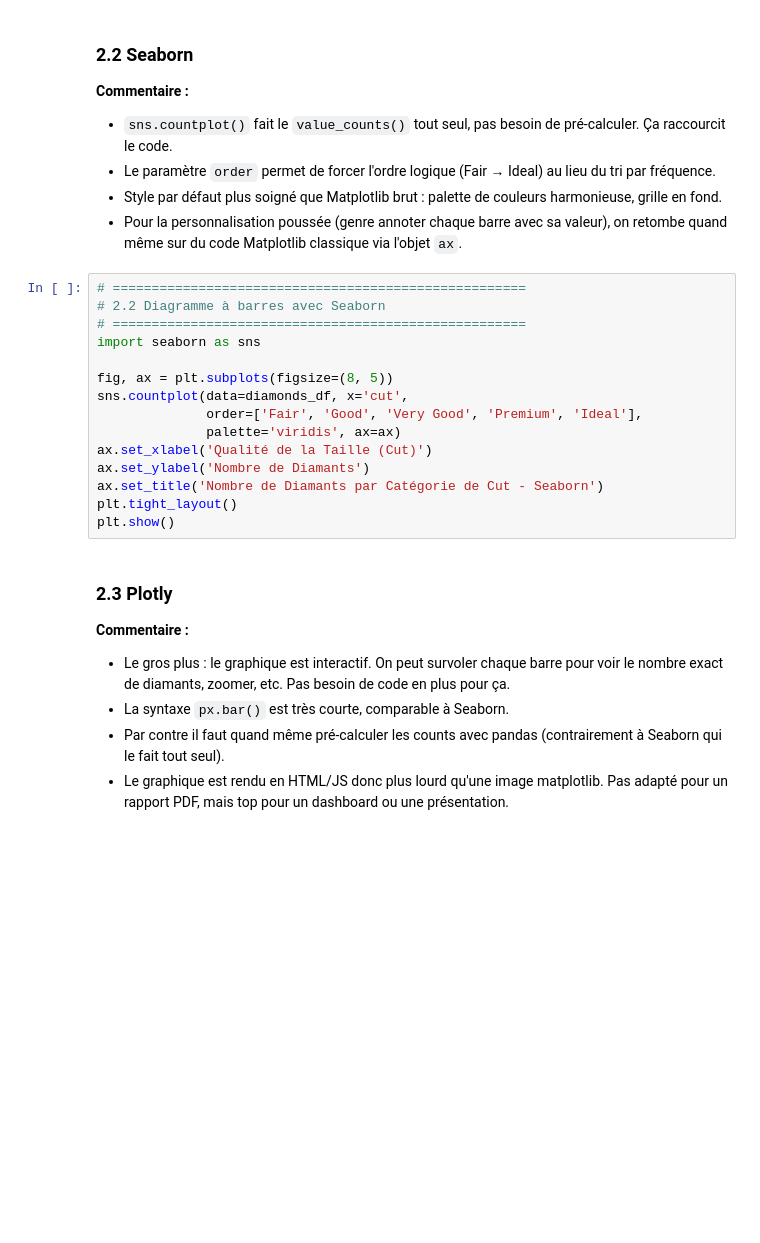
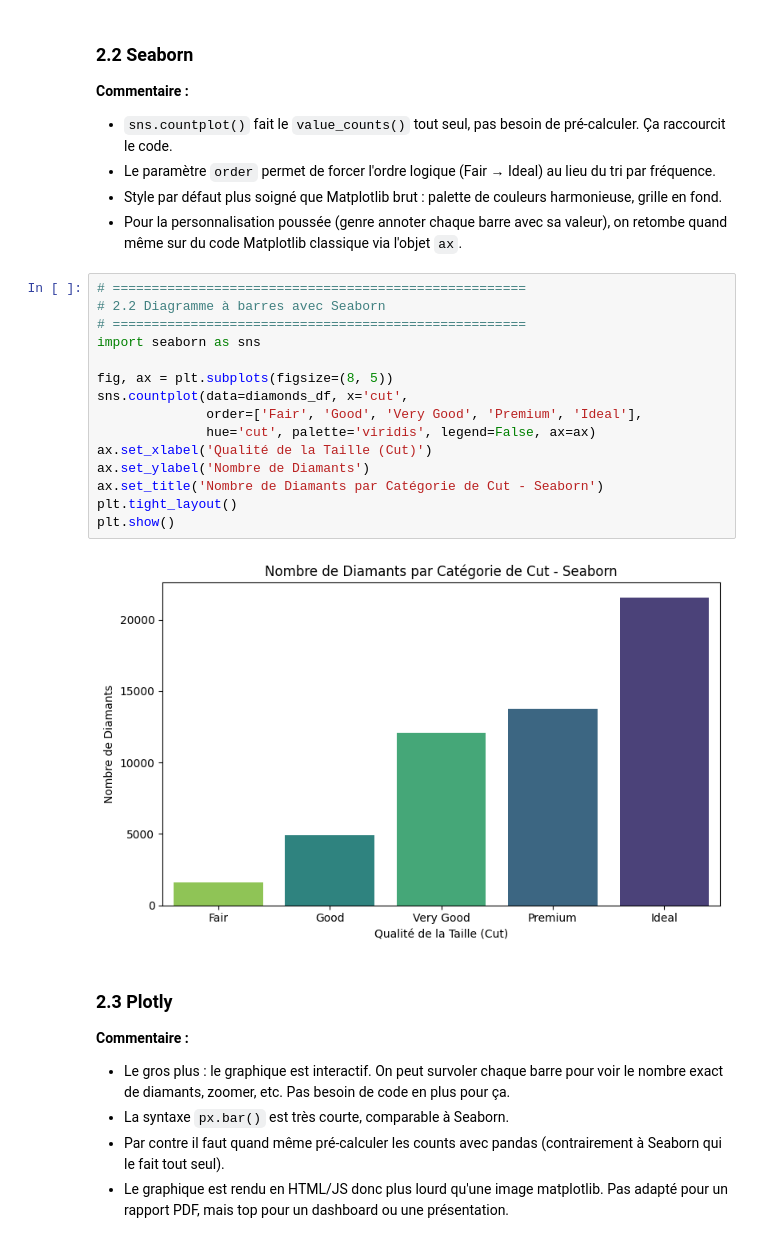
Before and after one commit to rosanajurdi/Data_Visualization_Course_2026, a Jupyter notebook: lab-sessions/lab2-barplots.ipynb, the cells around one changed output. Cells and saved outputs as stored; diff of their text form; blank space fills up the shorter version.

```diff
--- a/lab-sessions/lab2-barplots.ipynb
+++ b/lab-sessions/lab2-barplots.ipynb
@@ -130,18 +168,20 @@ plt.show()
 # %%
 # =====================================================
 # 2.2 Diagramme à barres avec Seaborn
 # =====================================================
 import seaborn as sns
 
 fig, ax = plt.subplots(figsize=(8, 5))
 sns.countplot(data=diamonds_df, x='cut',
               order=['Fair', 'Good', 'Very Good', 'Premium', 'Ideal'],
-              palette='viridis', ax=ax)
+              hue='cut', palette='viridis', legend=False, ax=ax)
 ax.set_xlabel('Qualité de la Taille (Cut)')
 ax.set_ylabel('Nombre de Diamants')
 ax.set_title('Nombre de Diamants par Catégorie de Cut - Seaborn')
 plt.tight_layout()
 plt.show()
+# %% [output]
+[figure, added]
 # %% [markdown]
 ### 2.3 Plotly
 
```
Also changed, not shown: parts of 5 cells of this notebook.
